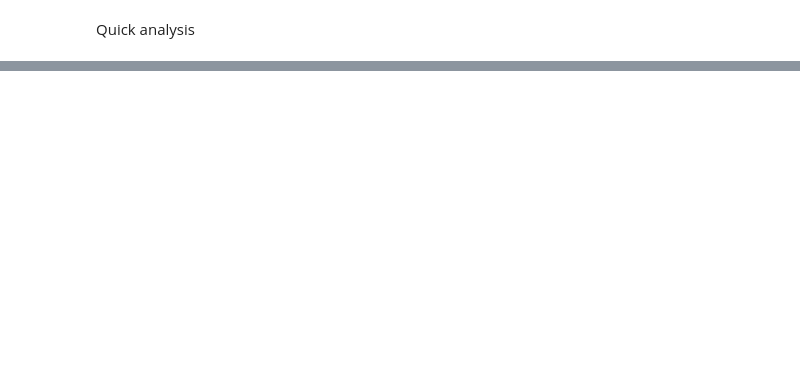
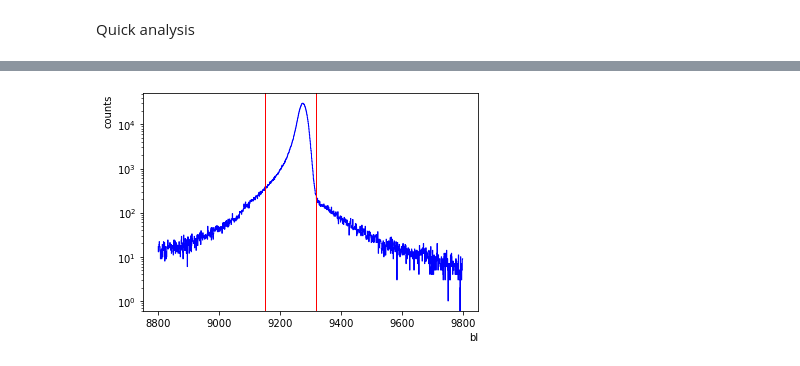
Before and after one commit to legend-exp/CAGE, a Jupyter notebook: analysis/DCR_tests.ipynb, the cells around one changed output, grey strips where cells are left out. Saved outputs shown, nothing was run; the diff lists cells and outputs as text; code cells hidden in the pictures; blank space fills up the shorter version.

```diff
--- a/analysis/DCR_tests.ipynb
+++ b/analysis/DCR_tests.ipynb
@@ -164,20 +206,22 @@ plt.show()
 # %%
-blo, bhi, bpb = 8800, 9400, 1
+blo, bhi, bpb = 8800, 9800, 1
 nbx = int((bhi-blo)/bpb)
 
 bl_hist, bins = np.histogram(df['bl'], bins=nbx,
                 range=[blo, bhi])
 
 plt.semilogy(bins[1:], bl_hist, ds='steps', c='b', lw=1)
 
-bl_cut_lo, bl_cut_hi = 9100,9320
+bl_cut_lo, bl_cut_hi = 9150,9320
 
 plt.axvline(bl_cut_lo, c='r', lw=1)
 plt.axvline(bl_cut_hi, c='r', lw=1)
 
 plt.xlabel('bl', ha='right', x=1)
 plt.ylabel('counts', ha='right', y=1)
 plt.show()
+# %% [output]
+[figure, added]
 # %%
 # Baseline vs E
 
```
Also changed, not shown: parts of 24 cells of this notebook, 11 other files.
